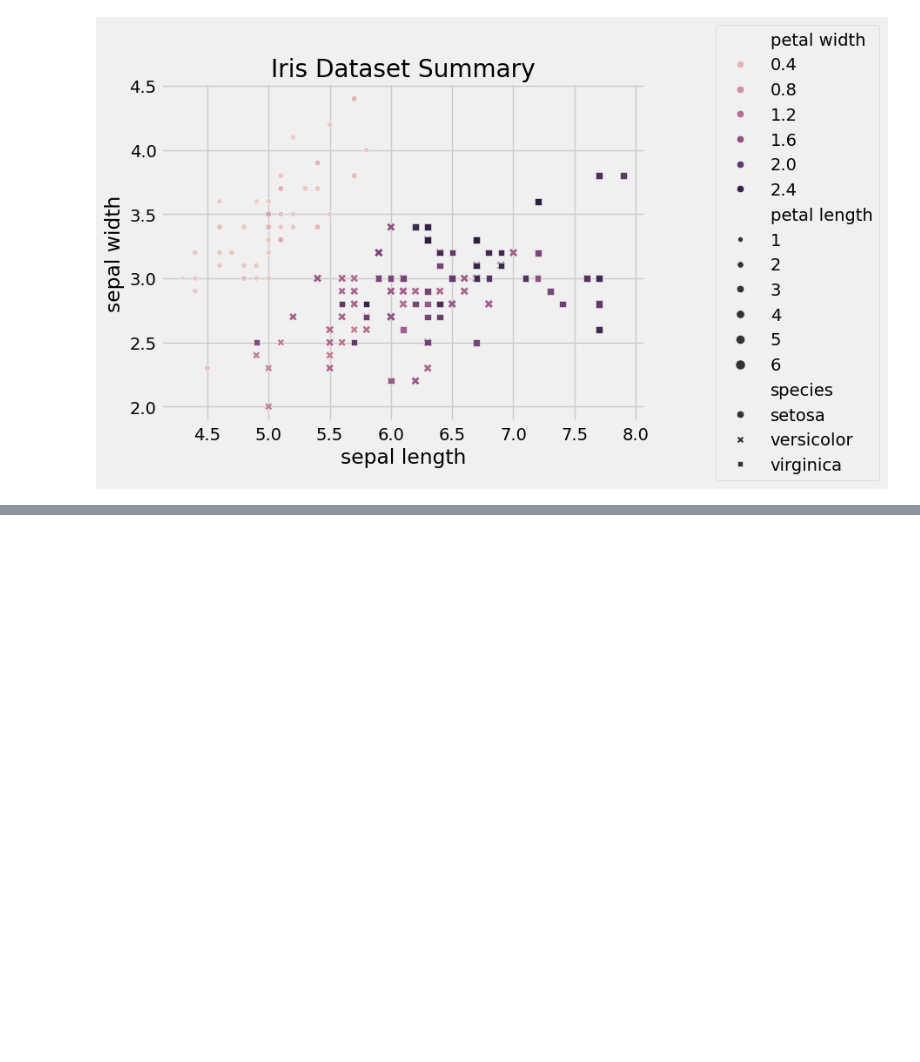
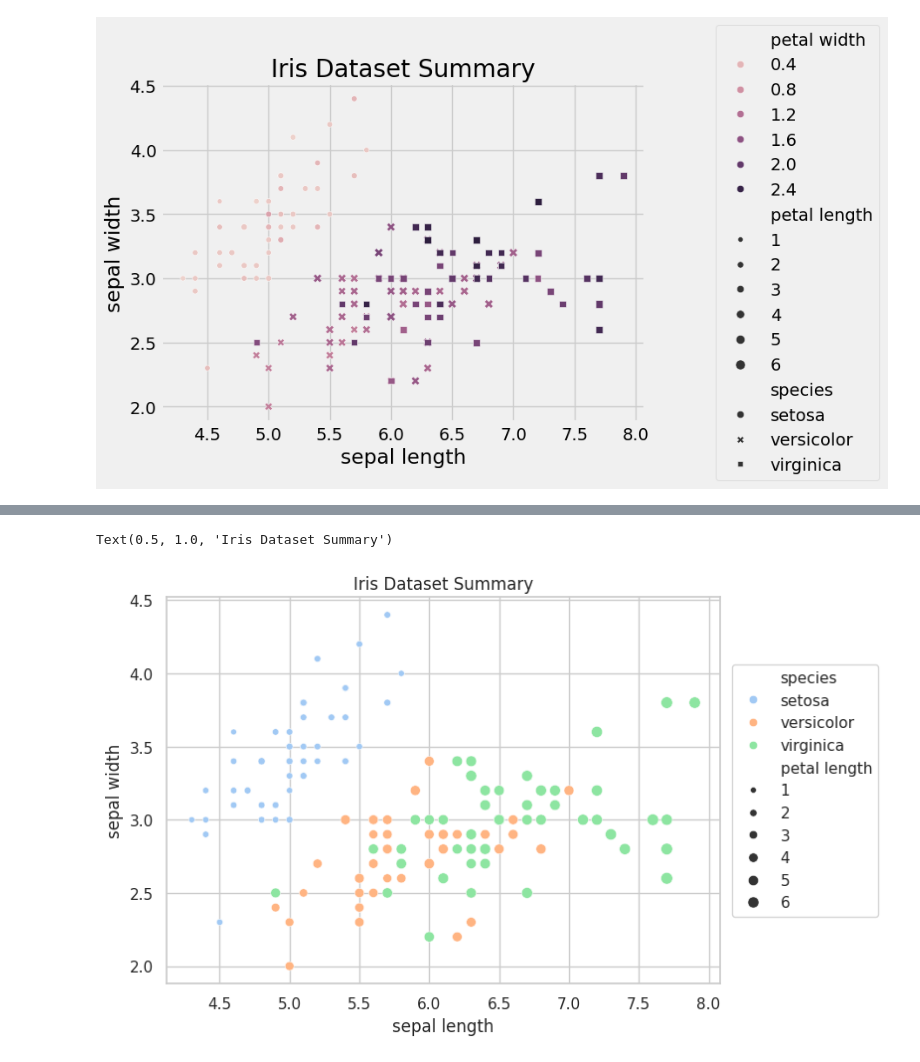
Before and after one commit to HealyStudents/DNID, a Jupyter notebook: Unit_01/Style/MatPlotLib_Style.ipynb, the cells around one changed output, grey strips where cells are left out. Cells and saved outputs as stored; diff of their text form; code cells hidden in the pictures; blank space fills up the shorter version.

Commit message:
completed bokeh and matplotlib style examples

```diff
--- a/Unit_01/Style/MatPlotLib_Style.ipynb
+++ b/Unit_01/Style/MatPlotLib_Style.ipynb
@@ -159,0 +169,11 @@ Text(0.5, 1.0, 'Iris Dataset Summary')
+# %%
+#The set_theme method can take in a whole lot of parameters. "style" is basically the same as the set_style method in matplotlib.
+# palette is a color palette! Check out the docs on supported color palettes: https://seaborn.pydata.org/tutorial/color_palettes.html
+sns.set_theme(style="whitegrid", palette="pastel")
+#swapped the hue to a categorical variable to show off the new color palette
+ax = sns.scatterplot(data=iris, x="sepal length", y="sepal width", size="petal length", hue="species")
+sns.move_legend(ax, "right", bbox_to_anchor=(1.3, 0.5))
+ax.set_title("Iris Dataset Summary")
+# %% [output]
+Text(0.5, 1.0, 'Iris Dataset Summary')
+[figure, added]
```
Also changed, not shown: parts of 2 cells of this notebook, 1 other file.
